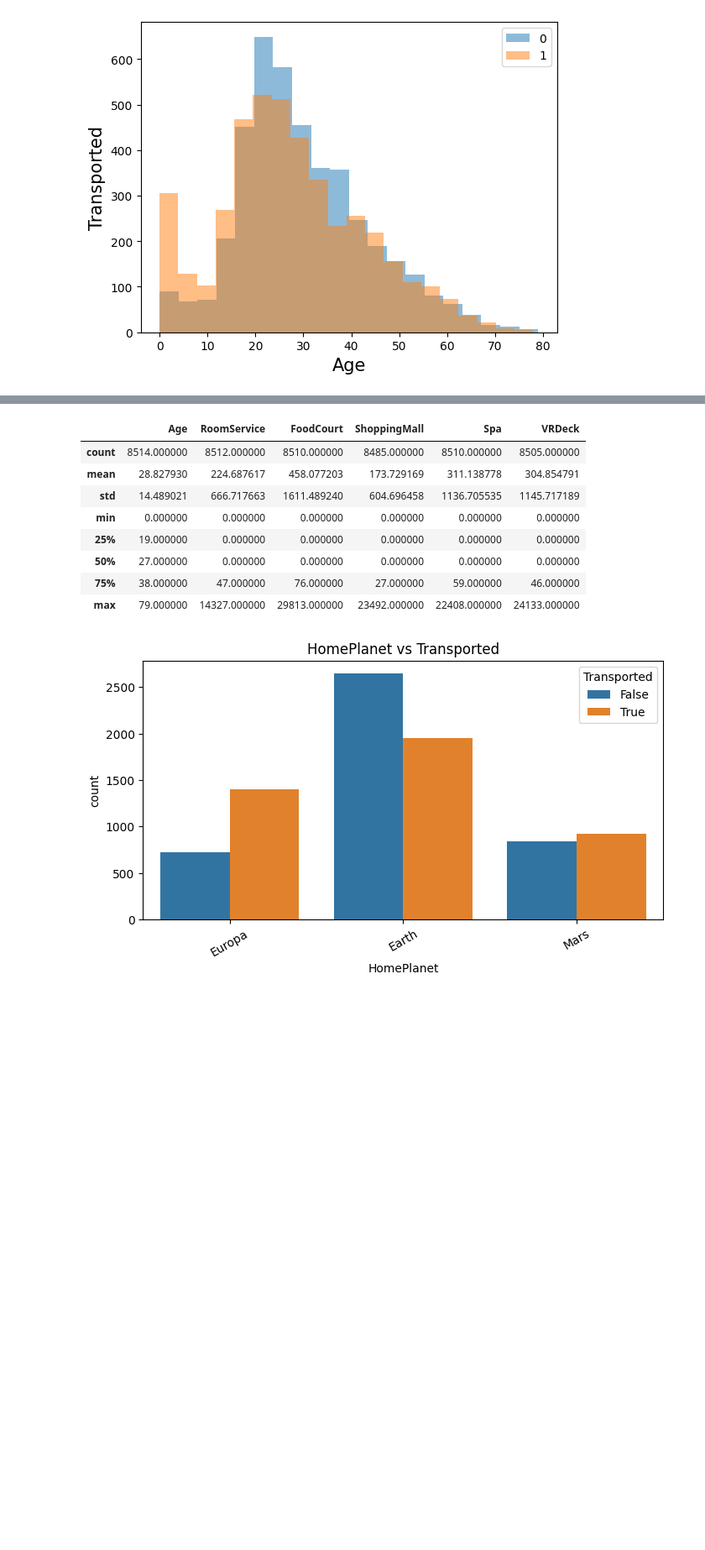
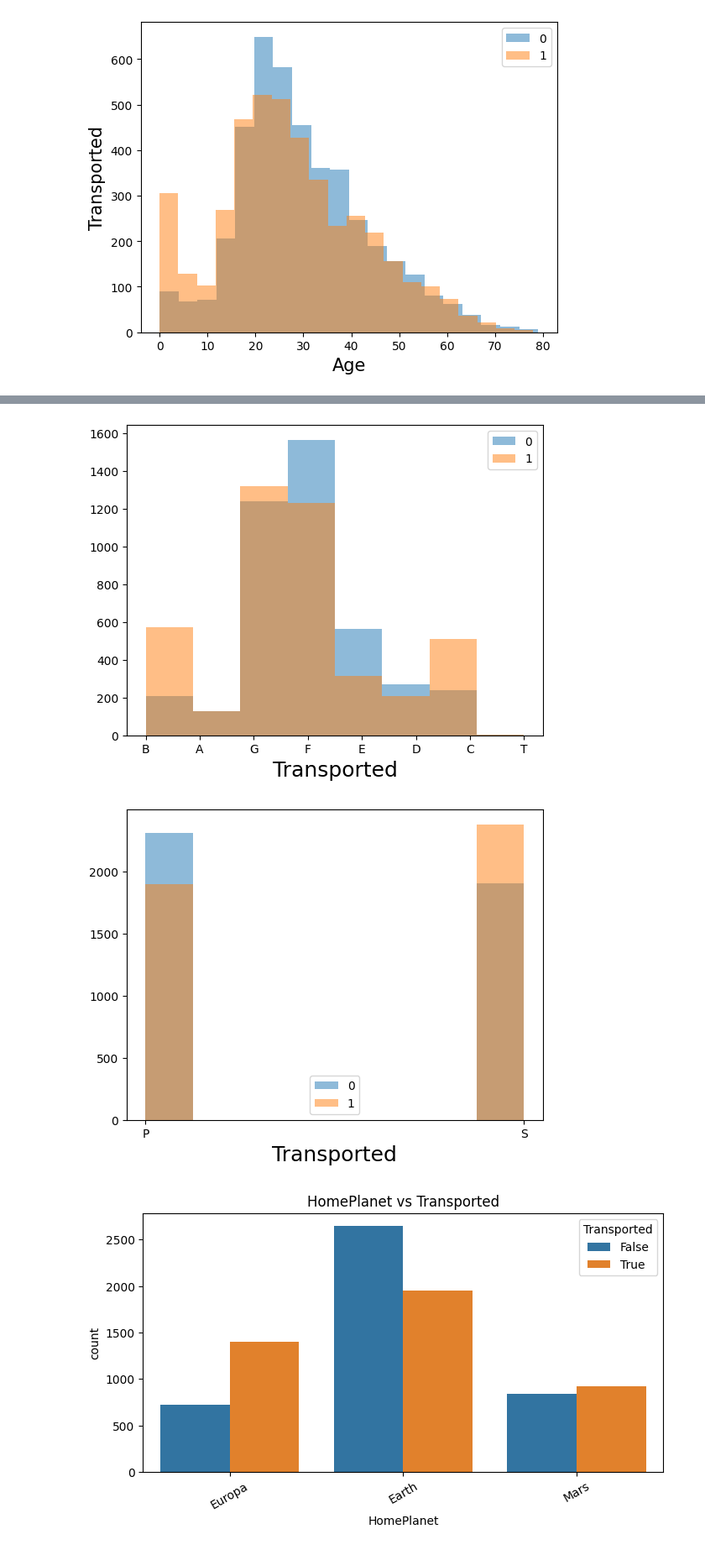
Before and after one commit to hiromu-dundee/Kaggle-Practice, a Jupyter notebook: Spaceship-Titanic/analysis.ipynb, the cells around one changed output, grey strips where cells are left out. Shown at 84% size. Cells and saved outputs as stored; diff of their text form; code cells hidden in the pictures; blank space fills up the shorter version.

```diff
--- a/Spaceship-Titanic/analysis.ipynb
+++ b/Spaceship-Titanic/analysis.ipynb
@@ -53,15 +53,17 @@ for column, (i, j) in zip(columns_list, product(range(2), range(3))):
-# %%
-train.describe()
-# %% [output]
-|  | Age | RoomService | FoodCourt | ShoppingMall | Spa | VRDeck |
-| count | 8514.000000 | 8512.000000 | 8510.000000 | 8485.000000 | 8510.000000 | 8505.000000 |
-| mean | 28.827930 | 224.687617 | 458.077203 | 173.729169 | 311.138778 | 304.854791 |
-| std | 14.489021 | 666.717663 | 1611.489240 | 604.696458 | 1136.705535 | 1145.717189 |
-| min | 0.000000 | 0.000000 | 0.000000 | 0.000000 | 0.000000 | 0.000000 |
-| 25% | 19.000000 | 0.000000 | 0.000000 | 0.000000 | 0.000000 | 0.000000 |
-| 50% | 27.000000 | 0.000000 | 0.000000 | 0.000000 | 0.000000 | 0.000000 |
-| 75% | 38.000000 | 47.000000 | 76.000000 | 27.000000 | 59.000000 | 46.000000 |
-| max | 79.000000 | 14327.000000 | 29813.000000 | 23492.000000 | 22408.000000 | 24133.000000 |
+# %%
+train['Deck'] = train['Cabin'].str.split('/').str[0]
+train['SidePS'] = train['Cabin'].str.split('/').str[2]
+
+for column in ["Deck", "SidePS"]:
+    plt.hist(train.loc[train['Transported'] == False, column].dropna(), bins=8, alpha=0.5, label='0')
+    plt.hist(train.loc[train['Transported'] == True, column].dropna(), bins=8, alpha=0.5, label='1')
+    plt.xlabel(f"{column}", fontsize=18)
+    plt.xlabel(f"Transported", fontsize=18)
+    plt.legend()
+    plt.show()
+# %% [output]
+[figure, added]
+[figure, added]
 # %%
 
 
```
Also changed, not shown: parts of 1 cell of this notebook, 2 other files.
